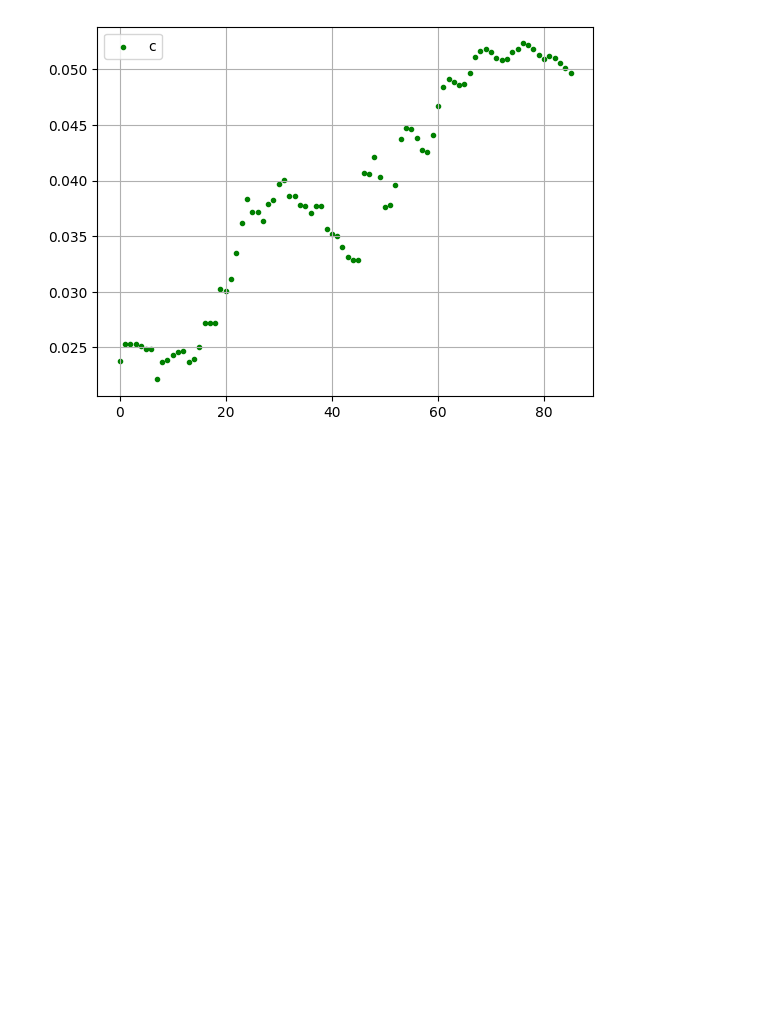
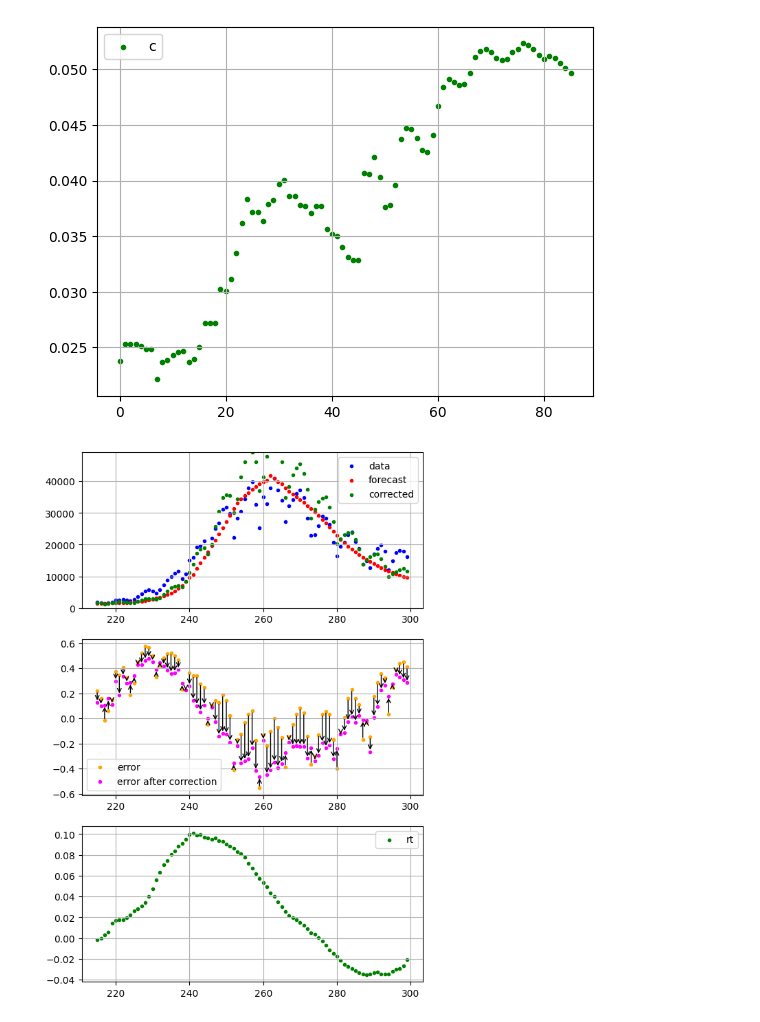
Before and after one commit to Adrianominora/Wave, a Jupyter notebook: script/Forecast.ipynb, the cells around one changed output. Saved outputs shown, nothing was run; the diff lists cells and outputs as text; code cells hidden in the pictures; blank space fills up the shorter version.

```diff
--- a/script/Forecast.ipynb
+++ b/script/Forecast.ipynb
@@ -150,0 +152,68 @@ import Forecast as fc
+# %%
+# Using the forecast as a function
+
+from lmfit import Model, Parameters
+import numpy as np
+import matplotlib.pyplot as plt
+import matplotlib as mpl
+import pandas as pd
+import Forecast as fc
+
+national_data=pd.read_csv('..\data\dati-andamento-nazionale\dpc-covid19-ita-andamento-nazionale.csv')
+new_pos_tot=national_data['nuovi_positivi'].values[:]
+cum_pos_tot=np.cumsum(new_pos_tot)
+T_tot=new_pos_tot.shape[0]
+
+t0=200
+T_tot = 300
+param_list=[]
+forecast_list=[]
+corrected_forecast_list=[]
+rt_list=[]
+for t in range(t0+14,T_tot):
+    new_pos = new_pos_tot[t0:t]  # Data acquisition
+    new_pos_avg = fc.rolling_avg(new_pos)
+
+    dayly_err = fc.compute_derr(new_pos,new_pos_avg)
+
+    # Compute rt
+    rt_list.append(fc.compute_rt(new_pos_avg))
+
+    # Define parameters
+    if t==t0+14:
+        params = fc.make_param_0()
+    else:
+        params=result_params
+
+    fit, result_params, forecast = fc.make_forecast(new_pos_avg, params)
+
+    # Saving parameters and forecast
+    param_list.append([result_params['K'].value, result_params['b'].value, result_params['c'].value])
+    forecast_list.append(forecast)
+    corrected_forecast_list.append(forecast*(1+dayly_err))
+
+# Visualization
+fig, ax = plt.subplots(3,1)
+fig.set_figheight(10)
+ax[0].grid(True)
+ax[1].grid(True)
+ax[2].grid(True)
+ax[0].set_ylim(0,1.2*np.amax(new_pos_tot[t0:T_tot]))
+for t in range(t0+15,T_tot):
+    ax[0].scatter(t,new_pos_tot[t], color='b', marker='.')
+    ax[0].scatter(t,forecast_list[t-t0-15], color='r', marker='.')
+    ax[0].scatter(t,corrected_forecast_list[t-t0-15], color='g', marker='.')
+    ax[1].scatter(t,(new_pos_tot[t]-forecast_list[t-t0-15])/new_pos_tot[t], color='orange', marker='.')
+    ax[1].scatter(t,(new_pos_tot[t]-corrected_forecast_list[t-t0-15])/new_pos_tot[t], color='magenta', marker='.')
+    ax[1].annotate("",
+            xy=(t, (new_pos_tot[t]-corrected_forecast_list[t-t0-15])/new_pos_tot[t]), xycoords='data',
+            xytext=(t, (new_pos_tot[t]-forecast_list[t-t0-15])/new_pos_tot[t]), textcoords='data',
+            arrowprops=dict(arrowstyle="->", connectionstyle="arc3"))
+    ax[2].scatter(t,rt_list[t-t0-15], color='g', marker='.')
+
+ax[0].legend(['data','forecast','corrected'])
+ax[1].legend(['error','error after correction'])
+ax[2].legend(['rt'])
+plt.show()
+# %% [output]
+[figure, added]
```
Also changed, not shown: parts of 2 cells of this notebook, 3 other files.
